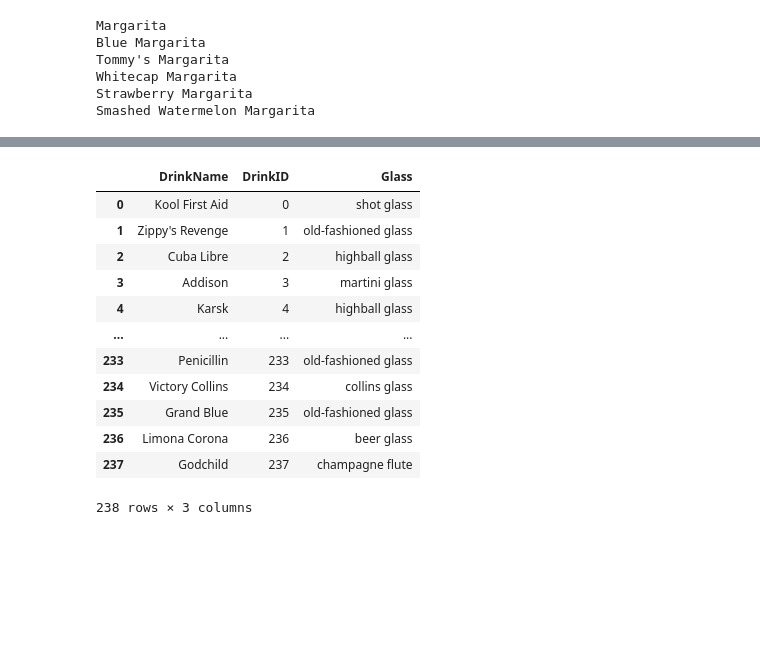
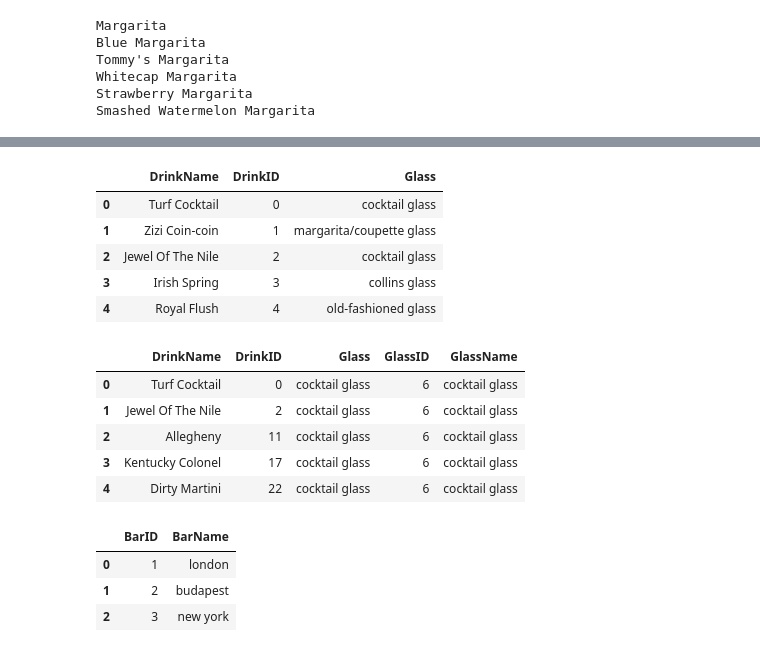
Before and after one commit to alihughf/job-hunt, a Jupyter notebook: Quantspark/explore.ipynb, the cells around one changed output, grey strips where cells are left out. Cells and saved outputs as stored; diff of their text form; code cells hidden in the pictures; blank space fills up the shorter version.

```diff
--- a/Quantspark/explore.ipynb
+++ b/Quantspark/explore.ipynb
@@ -7,8 +10,11 @@ budapest = pd.read_csv("data/budapest.csv.gz", compression="gzip",names=['dateti
 ny = pd.read_csv("data/ny.csv.gz", compression="gzip",names=['datetime','drink','price'], index_col=0, header=0)
 # %%
 london['datetime'] = london['datetime'].apply(pd.to_datetime)
+london['BarID'] = 1
 budapest['datetime'] = budapest['datetime'].apply(pd.to_datetime)
+budapest['BarID'] = 2
 ny['datetime'] = ny['datetime'].apply(pd.to_datetime)
+ny['BarID'] = 3
 # %%
 london.head(5)
 # %% [output]
@@ -334,16 +194,26 @@ all_drinks['Glass'] = all_drinks['Glass'].apply(lambda row: row.lower())
 # %%
-all_drinks
+all_drinks.head(5)
 # %% [output]
 |  | DrinkName | DrinkID | Glass |
-| 0 | Kool First Aid | 0 | shot glass |
-| 1 | Zippy's Revenge | 1 | old-fashioned glass |
-| 2 | Cuba Libre | 2 | highball glass |
-| 3 | Addison | 3 | martini glass |
-| 4 | Karsk | 4 | highball glass |
-| ... | ... | ... | ... |
-| 233 | Penicillin | 233 | old-fashioned glass |
-| 234 | Victory Collins | 234 | collins glass |
-| 235 | Grand Blue | 235 | old-fashioned glass |
-| 236 | Limona Corona | 236 | beer glass |
-| 237 | Godchild | 237 | champagne flute |
+| 0 | Turf Cocktail | 0 | cocktail glass |
+| 1 | Zizi Coin-coin | 1 | margarita/coupette glass |
+| 2 | Jewel Of The Nile | 2 | cocktail glass |
+| 3 | Irish Spring | 3 | collins glass |
+| 4 | Royal Flush | 4 | old-fashioned glass |
-238 rows × 3 columns
+# %%
+drinks_glass.head(5)
+# %% [output]
+|  | DrinkName | DrinkID | Glass | GlassID | GlassName |
+| 0 | Turf Cocktail | 0 | cocktail glass | 6 | cocktail glass |
+| 1 | Jewel Of The Nile | 2 | cocktail glass | 6 | cocktail glass |
+| 2 | Allegheny | 11 | cocktail glass | 6 | cocktail glass |
+| 3 | Kentucky Colonel | 17 | cocktail glass | 6 | cocktail glass |
+| 4 | Dirty Martini | 22 | cocktail glass | 6 | cocktail glass |
+# %%
+bars = pd.DataFrame({"BarID": [1,2,3],"BarName": ["london","budapest","new york"]})
+bars
+# %% [output]
+|  | BarID | BarName |
+| 0 | 1 | london |
+| 1 | 2 | budapest |
+| 2 | 3 | new york |
```
Also changed, not shown: parts of 43 cells of this notebook, 2 other files.
